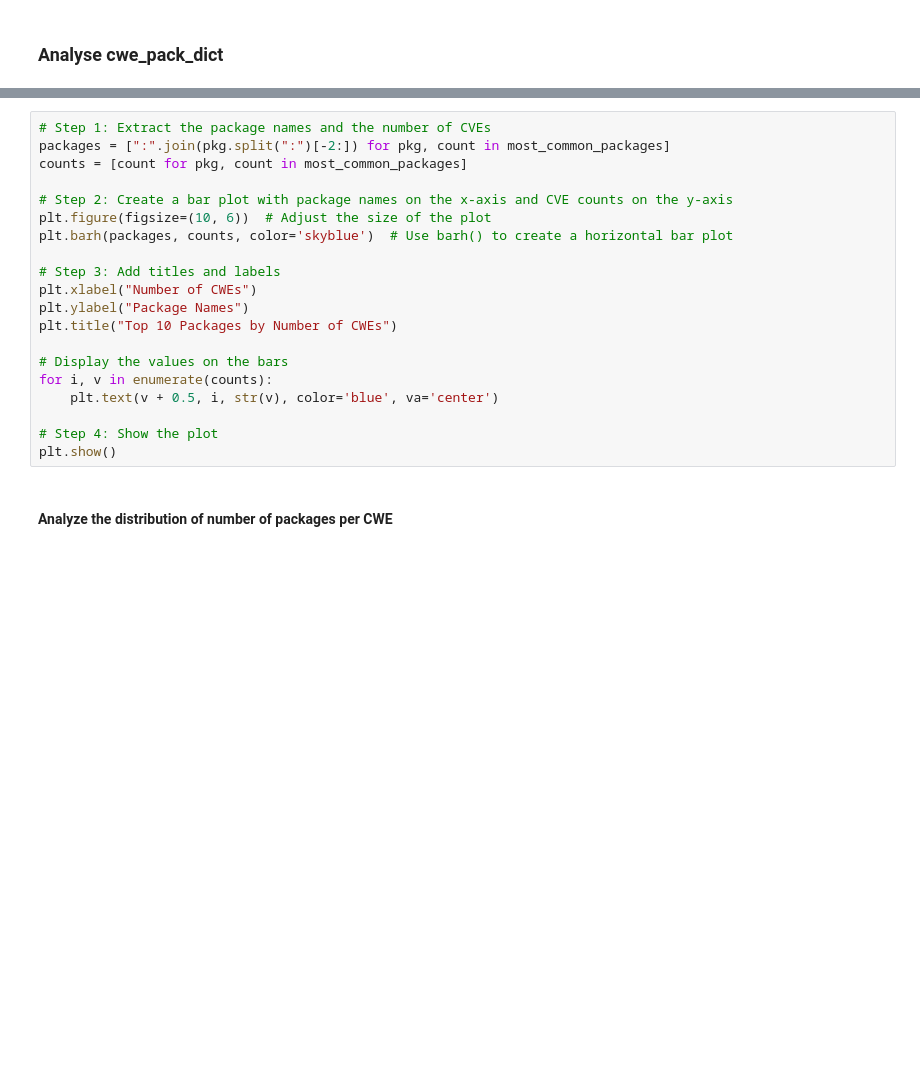
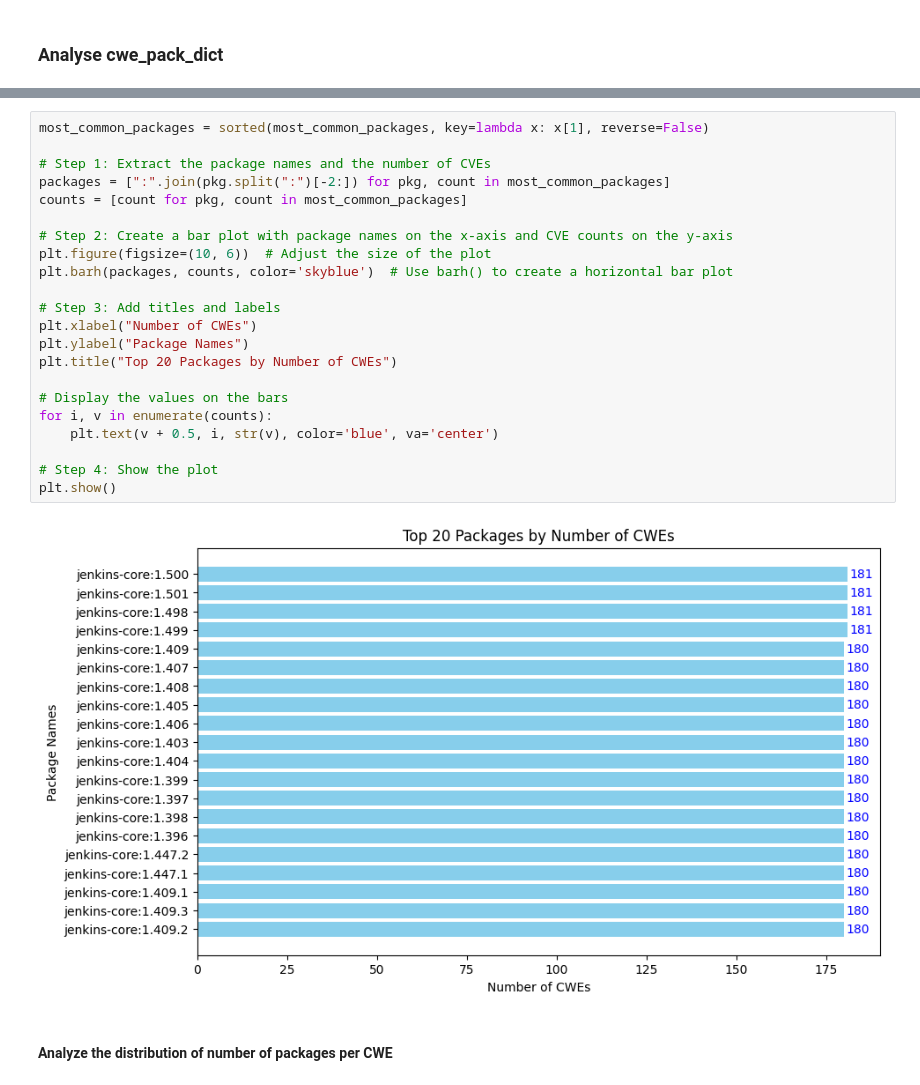
Before and after one commit to Wapiti08/DPAnalyzer, a Jupyter notebook: exp/json_exp.ipynb, the cells around one changed output, grey strips where cells are left out. Saved outputs shown, nothing was run; the diff lists cells and outputs as text; blank space fills up the shorter version.

```diff
--- a/exp/json_exp.ipynb
+++ b/exp/json_exp.ipynb
@@ -426,23 +457,27 @@ print(f"Top 50 packages by number of CWEs: {most_common_packages}")
 # %%
+most_common_packages = sorted(most_common_packages, key=lambda x: x[1], reverse=False)
+
 # Step 1: Extract the package names and the number of CVEs
 packages = [":".join(pkg.split(":")[-2:]) for pkg, count in most_common_packages]
 counts = [count for pkg, count in most_common_packages]
 
 # Step 2: Create a bar plot with package names on the x-axis and CVE counts on the y-axis
 plt.figure(figsize=(10, 6))  # Adjust the size of the plot
 plt.barh(packages, counts, color='skyblue')  # Use barh() to create a horizontal bar plot
 
 # Step 3: Add titles and labels
 plt.xlabel("Number of CWEs")
 plt.ylabel("Package Names")
-plt.title("Top 10 Packages by Number of CWEs")
+plt.title("Top 20 Packages by Number of CWEs")
 
 # Display the values on the bars
 for i, v in enumerate(counts):
     plt.text(v + 0.5, i, str(v), color='blue', va='center')
 
 # Step 4: Show the plot
 plt.show()
+# %% [output]
+[figure, added]
 # %% [markdown]
 #### Analyze the distribution of number of packages per CWE
 # %%
```
Also changed, not shown: parts of 18 cells of this notebook, 6 other files.
